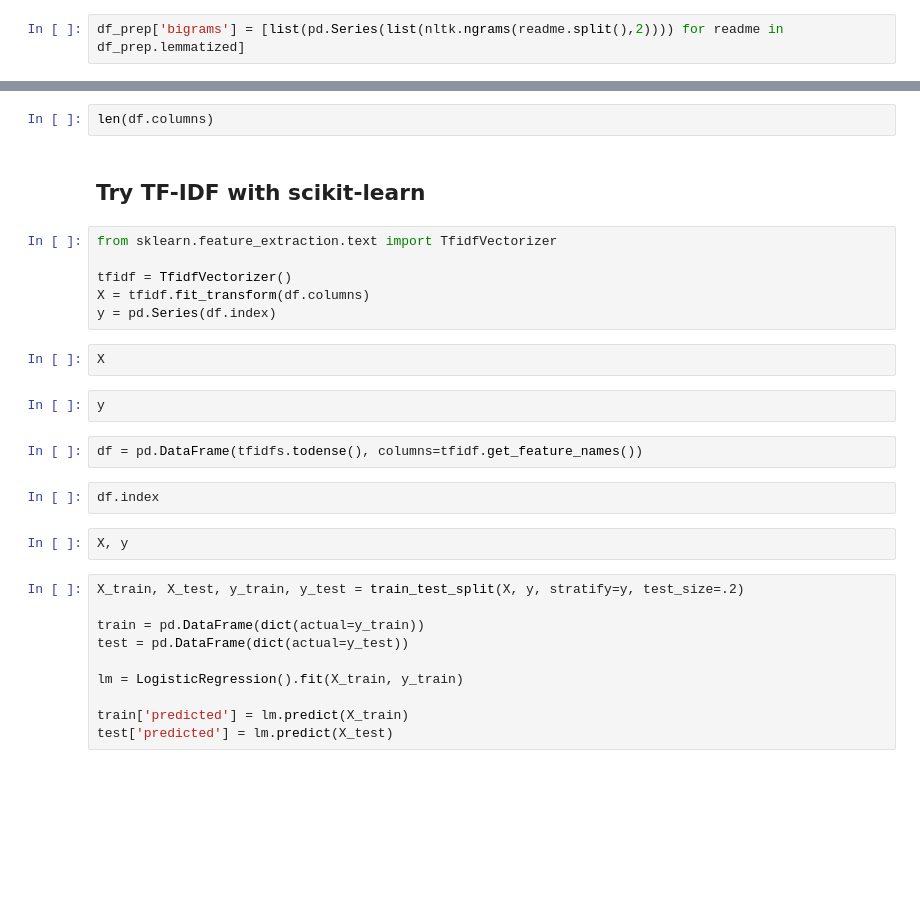
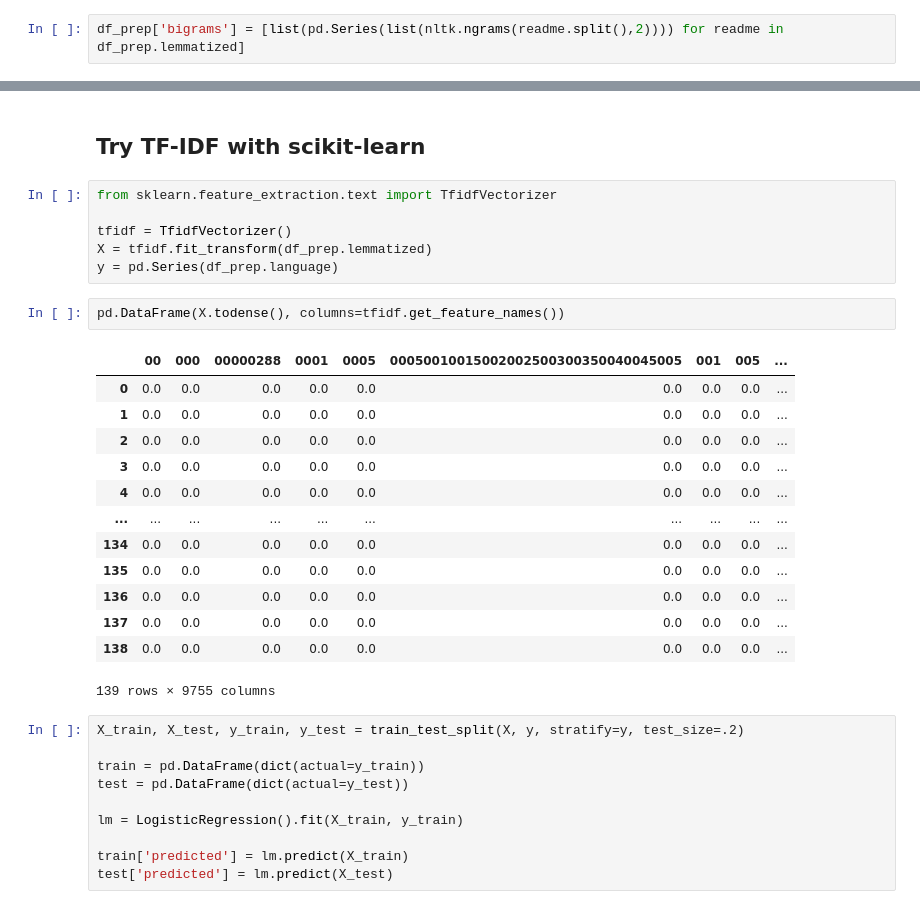
Before and after one commit to NLP-Github-Project-Hopper5/NLP-Github-Project, a Jupyter notebook: bts-workflow.ipynb, the cells around one changed output, grey strips where cells are left out. Saved outputs shown, nothing was run; the diff lists cells and outputs as text; blank space fills up the shorter version.

```diff
--- a/bis-workflow.ipynb
+++ b/bts-workflow.ipynb
@@ -411,23 +610,27 @@ df =(pd.concat(tfs)
-# %%
-len(df.columns)
 # %% [markdown]
 ## Try TF-IDF with scikit-learn
 # %%
 from sklearn.feature_extraction.text import TfidfVectorizer
 
 tfidf = TfidfVectorizer()
-X = tfidf.fit_transform(df.columns)
-y = pd.Series(df.index)
+X = tfidf.fit_transform(df_prep.lemmatized)
+y = pd.Series(df_prep.language)
 # %%
-X
+pd.DataFrame(X.todense(), columns=tfidf.get_feature_names())
+# %% [output]
+|  | 00 | 000 | 00000288 | 0001 | 0005 | 00050010015002002500300350040045005 | 001 | 005 | ... |
+| 0 | 0.0 | 0.0 | 0.0 | 0.0 | 0.0 | 0.0 | 0.0 | 0.0 | ... |
+| 1 | 0.0 | 0.0 | 0.0 | 0.0 | 0.0 | 0.0 | 0.0 | 0.0 | ... |
+| 2 | 0.0 | 0.0 | 0.0 | 0.0 | 0.0 | 0.0 | 0.0 | 0.0 | ... |
+| 3 | 0.0 | 0.0 | 0.0 | 0.0 | 0.0 | 0.0 | 0.0 | 0.0 | ... |
+| 4 | 0.0 | 0.0 | 0.0 | 0.0 | 0.0 | 0.0 | 0.0 | 0.0 | ... |
+| ... | ... | ... | ... | ... | ... | ... | ... | ... | ... |
+| 134 | 0.0 | 0.0 | 0.0 | 0.0 | 0.0 | 0.0 | 0.0 | 0.0 | ... |
+| 135 | 0.0 | 0.0 | 0.0 | 0.0 | 0.0 | 0.0 | 0.0 | 0.0 | ... |
+| 136 | 0.0 | 0.0 | 0.0 | 0.0 | 0.0 | 0.0 | 0.0 | 0.0 | ... |
+| 137 | 0.0 | 0.0 | 0.0 | 0.0 | 0.0 | 0.0 | 0.0 | 0.0 | ... |
+| 138 | 0.0 | 0.0 | 0.0 | 0.0 | 0.0 | 0.0 | 0.0 | 0.0 | ... |
+139 rows × 9755 columns
-# %%
-y
-# %%
-df = pd.DataFrame(tfidfs.todense(), columns=tfidf.get_feature_names())
-# %%
-df.index
-# %%
-X, y
 # %%
 X_train, X_test, y_train, y_test = train_test_split(X, y, stratify=y, test_size=.2)
 
```
Also changed, not shown: parts of 48 cells of this notebook.
